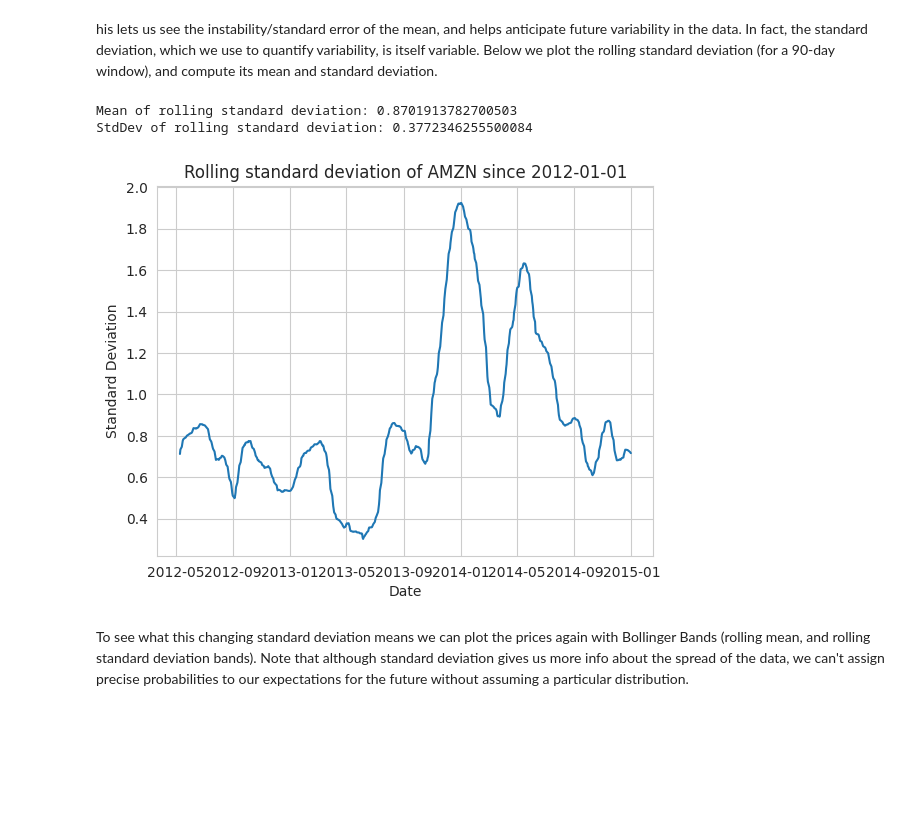
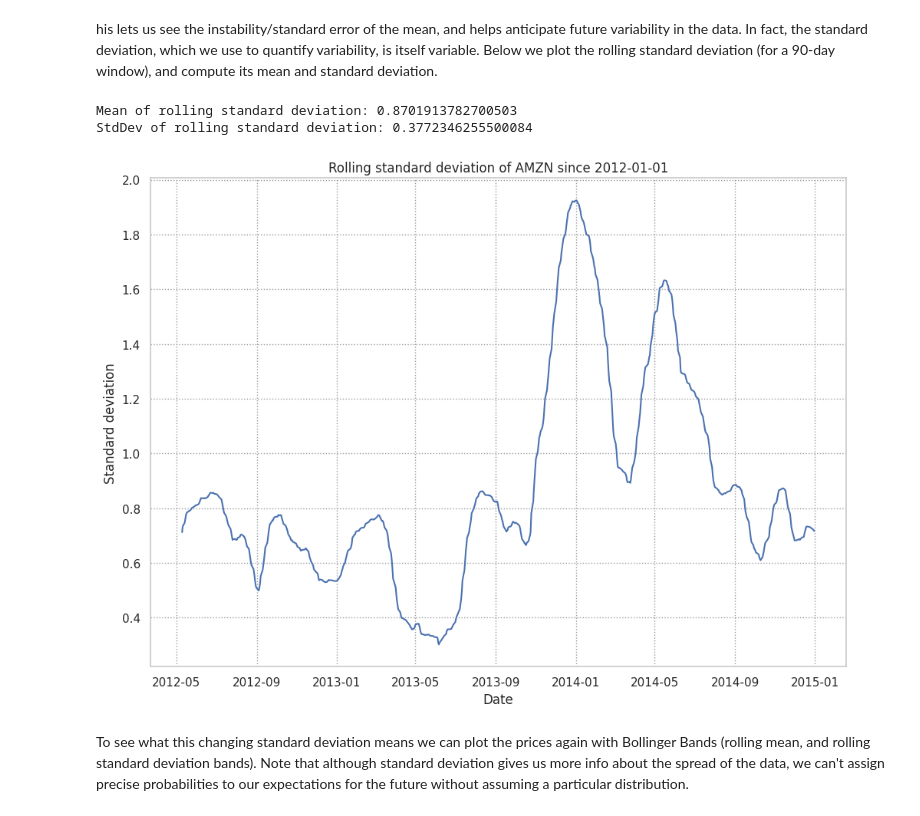
Before and after one commit to v3natio/quantopian_lectures, a Jupyter notebook: quantopian_lectures/10QLS_Instability-of-Estimates.ipynb, the cells around one changed output. Cells and saved outputs as stored; diff of their text form; code cells hidden in the pictures; blank space fills up the shorter version.

```diff
--- a/quantopian_lectures/10QLS_Instability-of-Estimates.ipynb
+++ b/quantopian_lectures/10QLS_Instability-of-Estimates.ipynb
@@ -13,7 +13,8 @@ When you take the mean of a data set, you don't know the true mean. The estimate
 # %%
 import numpy as np
 import seaborn as sb
-sb.set_style("whitegrid")
+sb.set(rc={'figure.figsize':(11.7,8.27)})
+sb.set_style("whitegrid", {"grid.color": ".6", "grid.linestyle": ":"})
 import yfinance as yf
 # %% [markdown]
 #### Example: Mean and Standard Deviation
@@ -171,16 +172,16 @@ his lets us see the instability/standard error of the mean, and helps anticipate
 # %%
 # compute the rolling standard deviation for each day
 std = pricing["Adj Close"].rolling(90).std()
 
 # plot pricing data and rolling mean
-sb.lineplot(x=pricing["Adj Close"].index, y=std).set(title=f"Rolling standard deviation of AMZN since {start}", xlabel="Date", ylabel="Standard Deviation")
+sb.lineplot(x=pricing["Adj Close"].index, y=std).set(title=f"Rolling standard deviation of AMZN since {start}", xlabel="Date", ylabel="Standard deviation")
 
 print("Mean of rolling standard deviation:", np.mean(std))
 print("StdDev of rolling standard deviation:", np.std(std))
 # %% [output]
 Mean of rolling standard deviation: 0.8701913782700503
 StdDev of rolling standard deviation: 0.3772346255500084
-[figure, old version]
+[figure, new version]
 # %% [markdown]
 To see what this changing standard deviation means we can plot the prices again with Bollinger Bands (rolling mean, and rolling standard deviation bands). Note that although standard deviation gives us more info about the spread of the data, we can't assign precise probabilities to our expectations for the future without assuming a particular distribution.
 # %%
```
Also changed, not shown: parts of 7 cells of this notebook, 11 other files.
